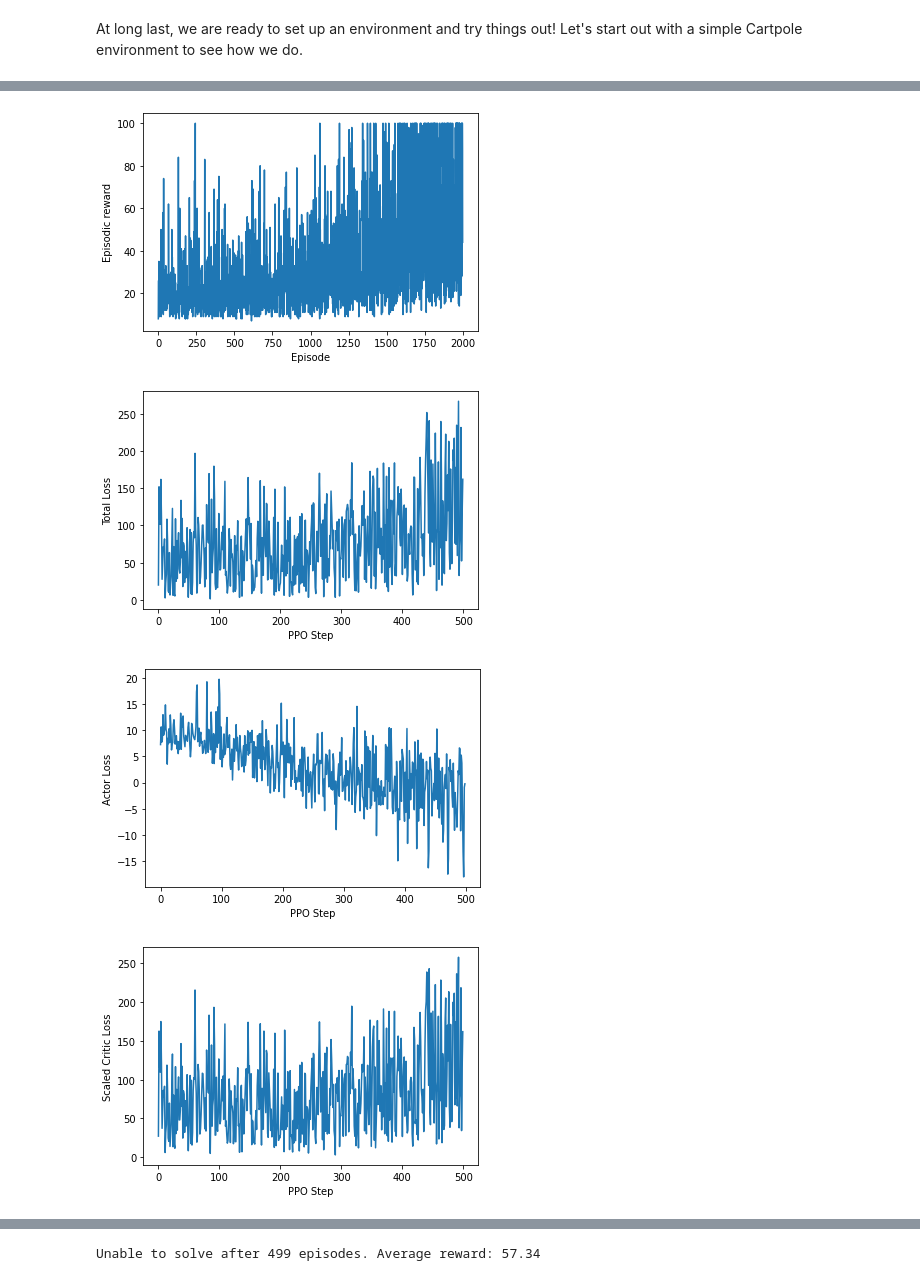
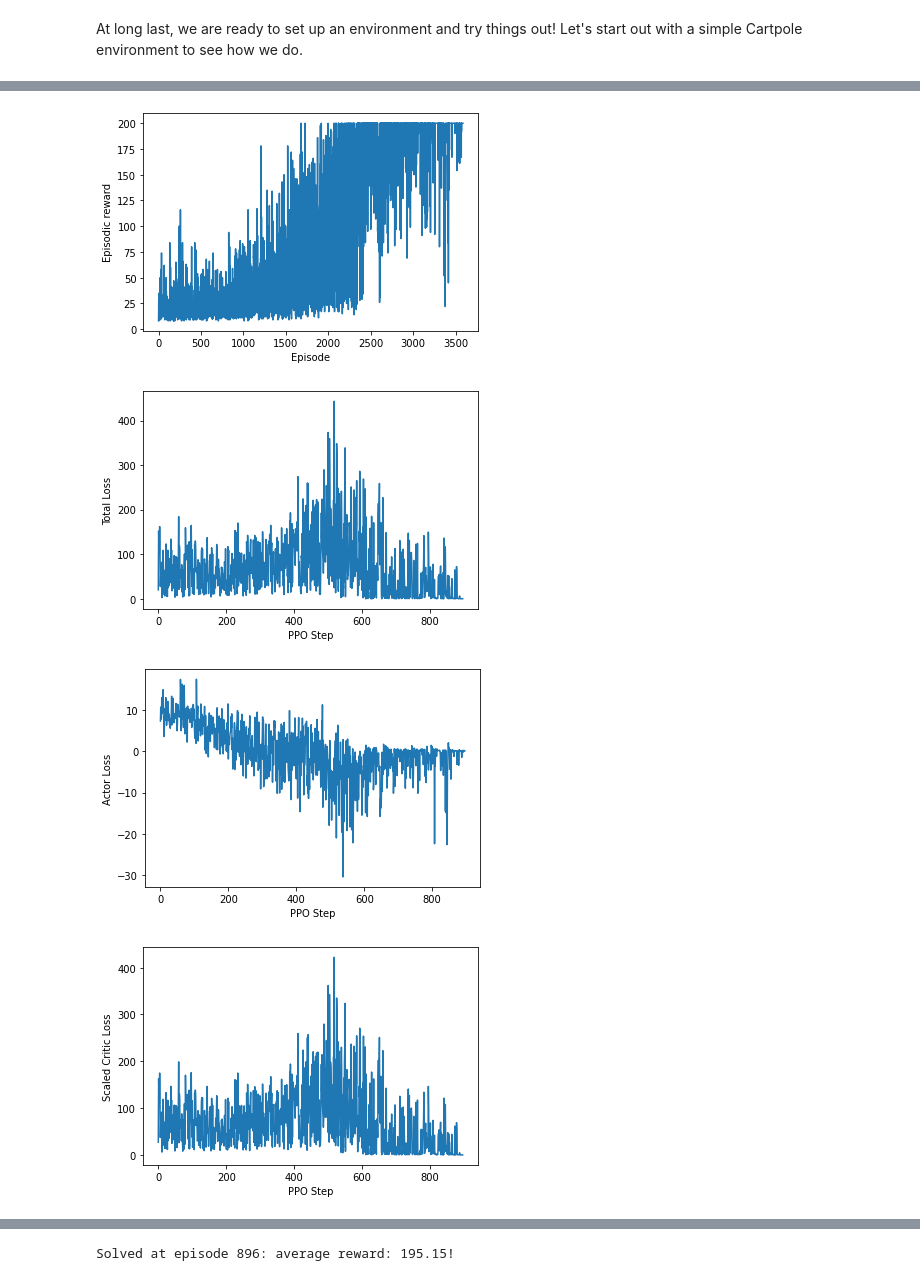
Before and after one commit to gth828r/ppo, a Jupyter notebook: ppo.ipynb, the cells around one changed output, grey strips where cells are left out. Cells and saved outputs as stored; diff of their text form; code cells hidden in the pictures.

```diff
--- a/ppo.ipynb
+++ b/ppo.ipynb
@@ -232,8 +232,8 @@ np.random.seed(seed)
 # Small epsilon value for stabilizing division operations
 eps = np.finfo(np.float32).eps.item()
 
-max_episodes = 2000
-max_steps_per_episode = 100
+max_episodes = 5000
+max_steps_per_episode = 200
 
 # Cartpole-v1 is considered solved if average reward is >= 195 over 100
 # consecutive trials
@@ -398,34 +398,34 @@ with tqdm.trange(max_episodes // gather_episodes) as steps:
 plt.plot(np.array(episode_rewards))
 plt.xlabel("Episode")
 plt.ylabel("Episodic reward")
 plt.show()
 
 plt.plot(np.array(total_losses))
 plt.xlabel("PPO Step")
 plt.ylabel("Total Loss")
 plt.show()
 
 plt.plot(np.array(actor_losses))
 plt.xlabel("PPO Step")
 plt.ylabel("Actor Loss")
 plt.show()
 
 plt.plot(np.array(critic_losses))
 plt.xlabel("PPO Step")
 plt.ylabel("Scaled Critic Loss")
 plt.show()
 
 plt.plot(np.array(entropy_terms))
 plt.xlabel("PPO Step")
 plt.ylabel("Scaled Entropy")
 plt.show()
 
 if running_reward > reward_threshold:
   print(f'\nSolved at episode {step}: average reward: {running_reward:.2f}!')
 else:
   print(f'\nUnable to solve after {step} episodes. Average reward: {running_reward:.2f}')
 # %% [output]
-[figure, old version]
+[figure, new version]
-[figure, old version]
+[figure, new version]
-[figure, old version]
+[figure, new version]
-[figure, old version]
+[figure, new version]
@@ -433,4 +433,4 @@ else:
-Unable to solve after 499 episodes. Average reward: 57.34
+Solved at episode 896: average reward: 195.15!
 # %%
 # Render an episode and save as a GIF file
 
```
Also changed, not shown: parts of 1 cell of this notebook.
